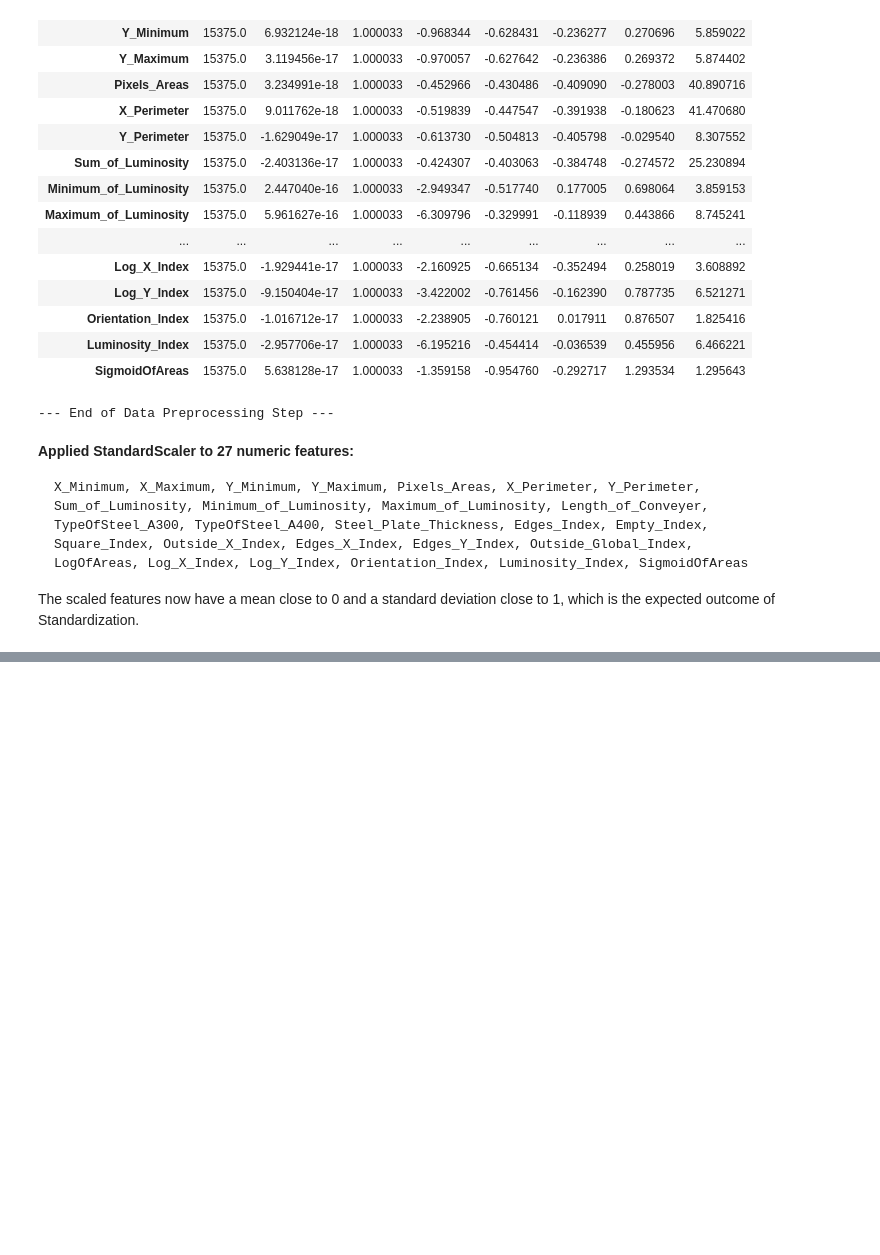
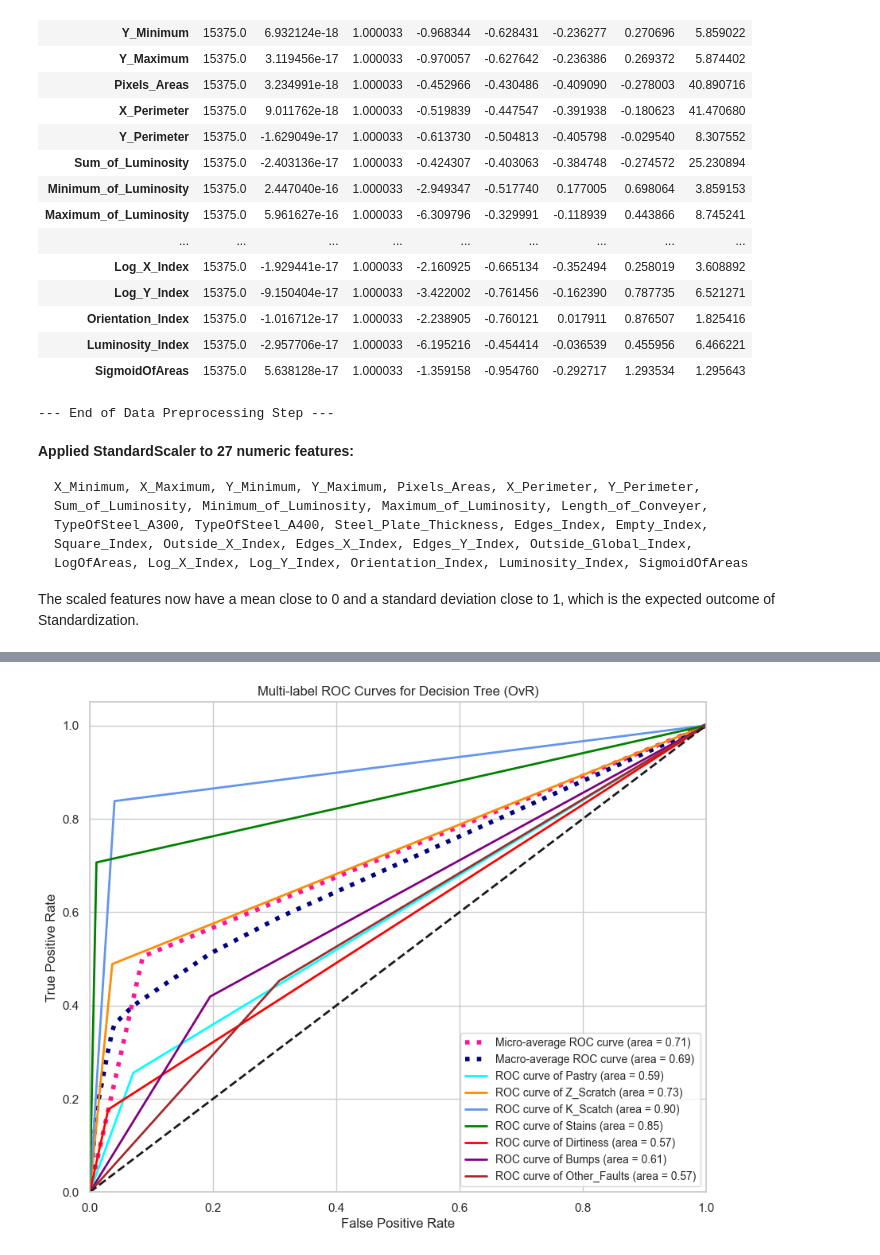
Before and after one commit to alvaroltorres/ai_supervisedlearning, a Jupyter notebook: steel_plate_defect_prediction_sl.ipynb, the cells around one changed output, grey strips where cells are left out. Drawn from its saved outputs; the diff is of its cells as text; code cells hidden in the pictures; blank space fills up the shorter version.

```diff
--- a/steel_plate_defect_prediction_sl.ipynb
+++ b/steel_plate_defect_prediction_sl.ipynb
@@ -611,0 +1109,94 @@ With the data loaded, explored, split, and preprocessed (scaled), the next phase
+# %%
+from itertools import cycle
+
+def plot_multilabel_roc_curves(y_true_df, y_prob_matrix, model_name, labels):
+    """Plots ROC curves for each label and calculates macro/micro average AUC."""
+    if y_prob_matrix is None:
+        print(f"No probability scores available for {model_name}. Skipping ROC curves.")
+        return
+
+    # Handle different probability output structures
+    n_labels = len(labels)
+    # If y_prob_matrix is a list (e.g., from KNN), convert to (n_samples, n_labels) of positive class probs
+    if isinstance(y_prob_matrix, list) and len(y_prob_matrix) == n_labels:
+        # Each element: (n_samples, 2), take prob of class 1
+        y_prob_matrix = np.column_stack([prob[:, 1] for prob in y_prob_matrix])
+    else:
+        y_prob_matrix = np.array(y_prob_matrix)
+        # KNN (sometimes) returns (n_samples, 2*n_labels)
+        if y_prob_matrix.shape[1] == 2 * n_labels:
+            print(f"Detected binary probabilities format (shape: {y_prob_matrix.shape})")
+            y_prob_matrix = y_prob_matrix[:, 1::2]
+            print(f"Extracted positive class probabilities with shape: {y_prob_matrix.shape}")
+
+    fpr = dict()
+    tpr = dict()
+    roc_auc = dict()
+
+    y_true_np = y_true_df.values # Convert y_true to numpy array for sklearn metrics
+
+    for i in range(n_labels):
+        fpr[i], tpr[i], _ = roc_curve(y_true_np[:, i], y_prob_matrix[:, i])
+        roc_auc[i] = roc_auc_score(y_true_np[:, i], y_prob_matrix[:, i])
+
+    # Micro-average ROC curve and ROC area
+    fpr["micro"], tpr["micro"], _ = roc_curve(y_true_np.ravel(), y_prob_matrix.ravel())
+    roc_auc["micro"] = roc_auc_score(y_true_np, y_prob_matrix, average="micro")
+
+    # Macro-average ROC curve and ROC area
+    # First aggregate all false positive rates
+    all_fpr = np.unique(np.concatenate([fpr[i] for i in range(n_labels)]))
+    # Then interpolate all ROC curves at this points
+    mean_tpr = np.zeros_like(all_fpr)
+    for i in range(n_labels):
+        mean_tpr += np.interp(all_fpr, fpr[i], tpr[i])
+    # Finally average it and compute AUC
+    mean_tpr /= n_labels
+    fpr["macro"] = all_fpr
+    tpr["macro"] = mean_tpr
+    roc_auc["macro"] = roc_auc_score(y_true_np, y_prob_matrix, average="macro")
+
+    plt.figure(figsize=(10, 8))
+
+    plt.plot(fpr["micro"], tpr["micro"],
+             label=f'Micro-average ROC curve (area = {roc_auc["micro"]:.2f})',
+             color='deeppink', linestyle=':', linewidth=4)
+
+    plt.plot(fpr["macro"], tpr["macro"],
+             label=f'Macro-average ROC curve (area = {roc_auc["macro"]:.2f})',
+             color='navy', linestyle=':', linewidth=4)
+
+    colors = cycle(['aqua', 'darkorange', 'cornflowerblue', 'green', 'red', 'purple', 'brown'])
+    for i, color in zip(range(n_labels), colors):
+        plt.plot(fpr[i], tpr[i], color=color, lw=2,
+                 label=f'ROC curve of {labels[i]} (area = {roc_auc[i]:.2f})')
+
+    plt.plot([0, 1], [0, 1], 'k--', lw=2)
+    plt.xlim([0.0, 1.0])
+    plt.ylim([0.0, 1.05])
+    plt.xlabel('False Positive Rate')
+    plt.ylabel('True Positive Rate')
+    plt.title(f'Multi-label ROC Curves for {model_name}')
+    plt.legend(loc="lower right", fontsize='small')
+    plt.grid(True)
+
+    if models_visualizations:
+        try:
+            roc_filename = os.path.join(models_visualizations, f'{model_name.replace(" ", "_")}_roc_curves.png')
+            plt.savefig(roc_filename, bbox_inches='tight')
+            print(f"Saved ROC curves for {model_name} to: {roc_filename}")
+        except Exception as e:
+            print(f"Could not save ROC curves for {model_name}: {e}")
+    plt.show()
+
+    print(f"Macro-average ROC AUC for {model_name}: {roc_auc['macro']:.4f}")
+    print(f"Micro-average ROC AUC for {model_name}: {roc_auc['micro']:.4f}")
+
+
+for model_name, results in model_performance.items():
+    if results['Probabilities'] is not None:
+        print(f"\n--- ROC Curves for {model_name} ---")
+        plot_multilabel_roc_curves(y_val_processed, results['Probabilities'], model_name, target_columns)
+    else:
+        print(f"\nSkipping ROC Curves for {model_name} as probability scores are not available.")
+# %% [output]
@@ -611,0 +1205 @@ With the data loaded, explored, split, and preprocessed (scaled), the next phase
+[figure, added]
```
Also changed, not shown: parts of 27 cells of this notebook, 9 other files.
